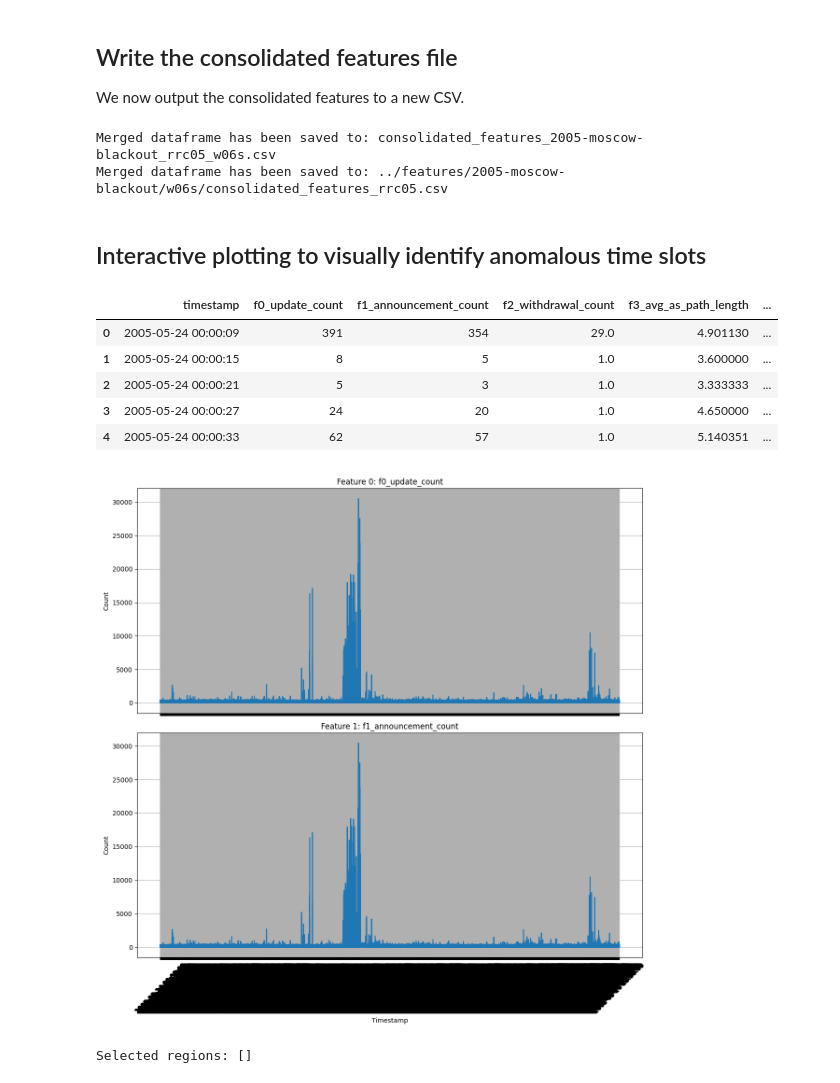
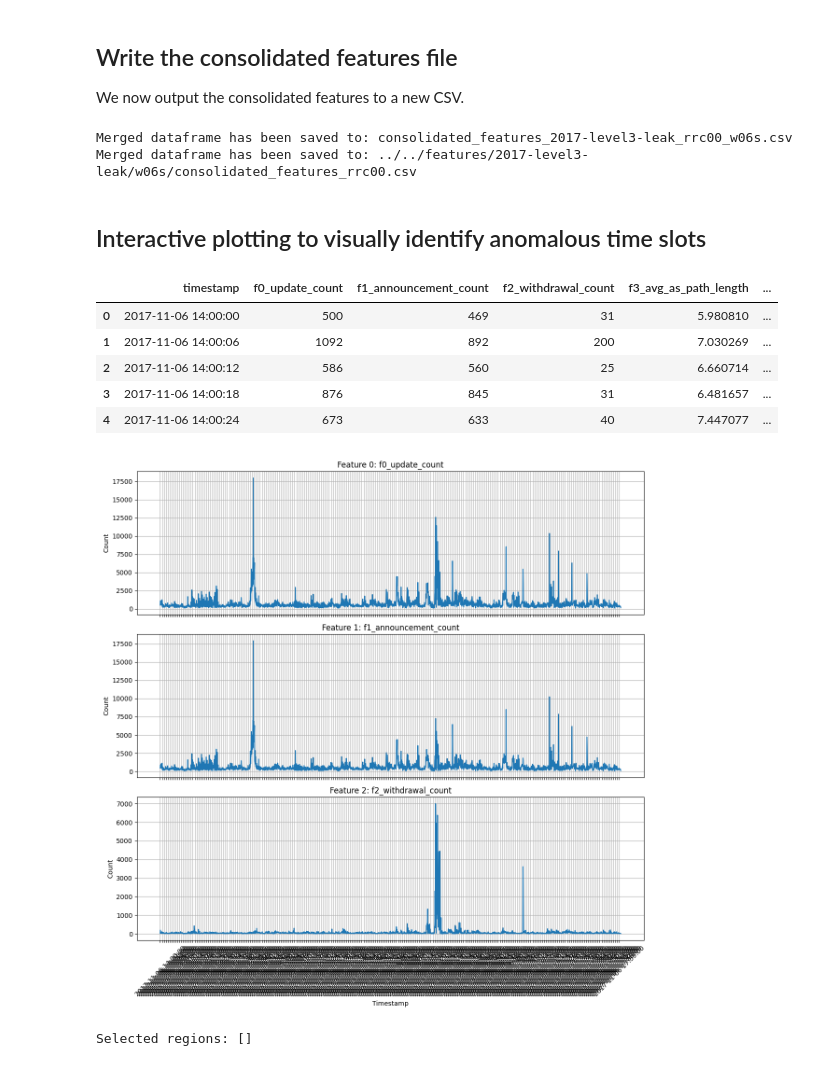
Before and after one commit to carlos-cagnazzo/ml-for-networks-workshop-mvd-2024, a Jupyter notebook: notebooks/2017-level3-route-leak/exploratory1.ipynb, the cells around one changed output. Saved outputs shown, nothing was run; the diff lists cells and outputs as text; code cells hidden in the pictures.

Commit message:
Se agregan los datos para el 2017 Level 3 Route Leak

```diff
--- a/notebooks/2017-level3-route-leak/exploratory1.ipynb
+++ b/notebooks/2017-level3-route-leak/exploratory1.ipynb
@@ -39,16 +50,17 @@ We load and consolidate the features we have identified. The consolidated featur
 import pandas as pd
 import matplotlib.pyplot as plt
 
-INCIDENT="2005-moscow-blackout"
+INCIDENT="2017-level3-leak"
 WINDOW = "w06s"
-COLLECTOR="rrc05"
+# COLLECTOR="rrc11" ## Equinix NY
+COLLECTOR="rrc00" ## Amsterdam AMSIX Multihop
 # File paths for the feature files
-feature_0_file = f"../features/{INCIDENT}/{WINDOW}/feature_0_{COLLECTOR}.csv"
-feature_1_file = f"../features/{INCIDENT}/{WINDOW}/feature_1_{COLLECTOR}.csv"
-feature_2_file = f"../features/{INCIDENT}/{WINDOW}/feature_2_{COLLECTOR}.csv"
-feature_3_file = f"../features/{INCIDENT}/{WINDOW}/feature_3_{COLLECTOR}.csv"
-feature_4_file = f"../features/{INCIDENT}/{WINDOW}/feature_4_{COLLECTOR}.csv"
-feature_5_file = f"../features/{INCIDENT}/{WINDOW}/feature_5_{COLLECTOR}.csv"
+feature_0_file = f"../../features/{INCIDENT}/{WINDOW}/feature_0_{COLLECTOR}.csv"
+feature_1_file = f"../../features/{INCIDENT}/{WINDOW}/feature_1_{COLLECTOR}.csv"
+feature_2_file = f"../../features/{INCIDENT}/{WINDOW}/feature_2_{COLLECTOR}.csv"
+feature_3_file = f"../../features/{INCIDENT}/{WINDOW}/feature_3_{COLLECTOR}.csv"
+feature_4_file = f"../../features/{INCIDENT}/{WINDOW}/feature_4_{COLLECTOR}.csv"
+feature_5_file = f"../../features/{INCIDENT}/{WINDOW}/feature_5_{COLLECTOR}.csv"
 
 # Function to dynamically rename columns based on the feature name in the file
 def load_and_rename(file_path, prefix):
@@ -113,7 +125,7 @@ We now output the consolidated features to a new CSV.
 # %%
 # Define the output file path
 output_file1 = f"consolidated_features_{INCIDENT}_{COLLECTOR}_{WINDOW}.csv"
-output_file2 = f"../features/{INCIDENT}/{WINDOW}/consolidated_features_{COLLECTOR}.csv"
+output_file2 = f"../../features/{INCIDENT}/{WINDOW}/consolidated_features_{COLLECTOR}.csv"
 
 # Save the merged dataframe to a CSV file
 merged_df.to_csv(output_file1, index=False)
@@ -123,19 +135,19 @@ print(f"Merged dataframe has been saved to: {output_file1}")
 merged_df.to_csv(output_file2, index=False)
 print(f"Merged dataframe has been saved to: {output_file2}")
 # %% [output]
-Merged dataframe has been saved to: consolidated_features_2005-moscow-blackout_rrc05_w06s.csv
-Merged dataframe has been saved to: ../features/2005-moscow-blackout/w06s/consolidated_features_rrc05.csv
+Merged dataframe has been saved to: consolidated_features_2017-level3-leak_rrc00_w06s.csv
+Merged dataframe has been saved to: ../../features/2017-level3-leak/w06s/consolidated_features_rrc00.csv
 # %% [markdown]
 ## Interactive plotting to visually identify anomalous time slots
 # %%
 merged_df.head()
 # %% [output]
 |  | timestamp | f0_update_count | f1_announcement_count | f2_withdrawal_count | f3_avg_as_path_length | ... |
-| 0 | 2005-05-24 00:00:09 | 391 | 354 | 29.0 | 4.901130 | ... |
-| 1 | 2005-05-24 00:00:15 | 8 | 5 | 1.0 | 3.600000 | ... |
-| 2 | 2005-05-24 00:00:21 | 5 | 3 | 1.0 | 3.333333 | ... |
-| 3 | 2005-05-24 00:00:27 | 24 | 20 | 1.0 | 4.650000 | ... |
-| 4 | 2005-05-24 00:00:33 | 62 | 57 | 1.0 | 5.140351 | ... |
+| 0 | 2017-11-06 14:00:00 | 500 | 469 | 31 | 5.980810 | ... |
+| 1 | 2017-11-06 14:00:06 | 1092 | 892 | 200 | 7.030269 | ... |
+| 2 | 2017-11-06 14:00:12 | 586 | 560 | 25 | 6.660714 | ... |
+| 3 | 2017-11-06 14:00:18 | 876 | 845 | 31 | 6.481657 | ... |
+| 4 | 2017-11-06 14:00:24 | 673 | 633 | 40 | 7.447077 | ... |
 # %%
 # Enable the interactive Matplotlib backend
 %matplotlib widget
@@ -154,33 +166,33 @@ def onselect(eclick, erelease):
     end = erelease.xdata
     selected_regions.append((start, end))
     display(f"Selected region: Start={start}, End={end}")
 
 # Plot the data
-fig, axs = plt.subplots(2, 1, figsize=(12, 12), sharex=True)
+fig, axs = plt.subplots(3, 1, figsize=(12, 12), sharex=True)
 
 for i, (col, ax) in enumerate(zip(merged_df.columns[1:], axs)):  # Skip 'timestamp'
     ax.plot(merged_df['timestamp'], merged_df[col])
     ax.set_title(f"Feature {i}: {col}")
     ax.set_ylabel("Count")
     ax.grid(True)
     ax.tick_params(axis="x", rotation=45)  # Rotate X-axis labels for readability
 
 # Set X-axis ticks and labels
 axs[-1].set_xlabel("Timestamp")
 axs[-1].set_xticks(merged_df['timestamp'][::10])  # Set every 10th tick (adjust for density)
 axs[-1].set_xticklabels(merged_df['timestamp'][::10].dt.strftime('%Y-%m-%d %H:%M:%S'))
 
 # Enable RectangleSelector on the last subplot (or extend to others)
 rectangle_selector = RectangleSelector(axs[-1], onselect,
                                        useblit=True,
                                        button=[1],  # Left mouse button
                                        interactive=True)
 
 plt.tight_layout()
 plt.show()
 
 # After closing the plot
 print("Selected regions:", selected_regions)
 # %% [output]
-[figure, old version]
+[figure, new version]
 Selected regions: []
```
Also changed, not shown: parts of 2 cells of this notebook, 22 other files.
